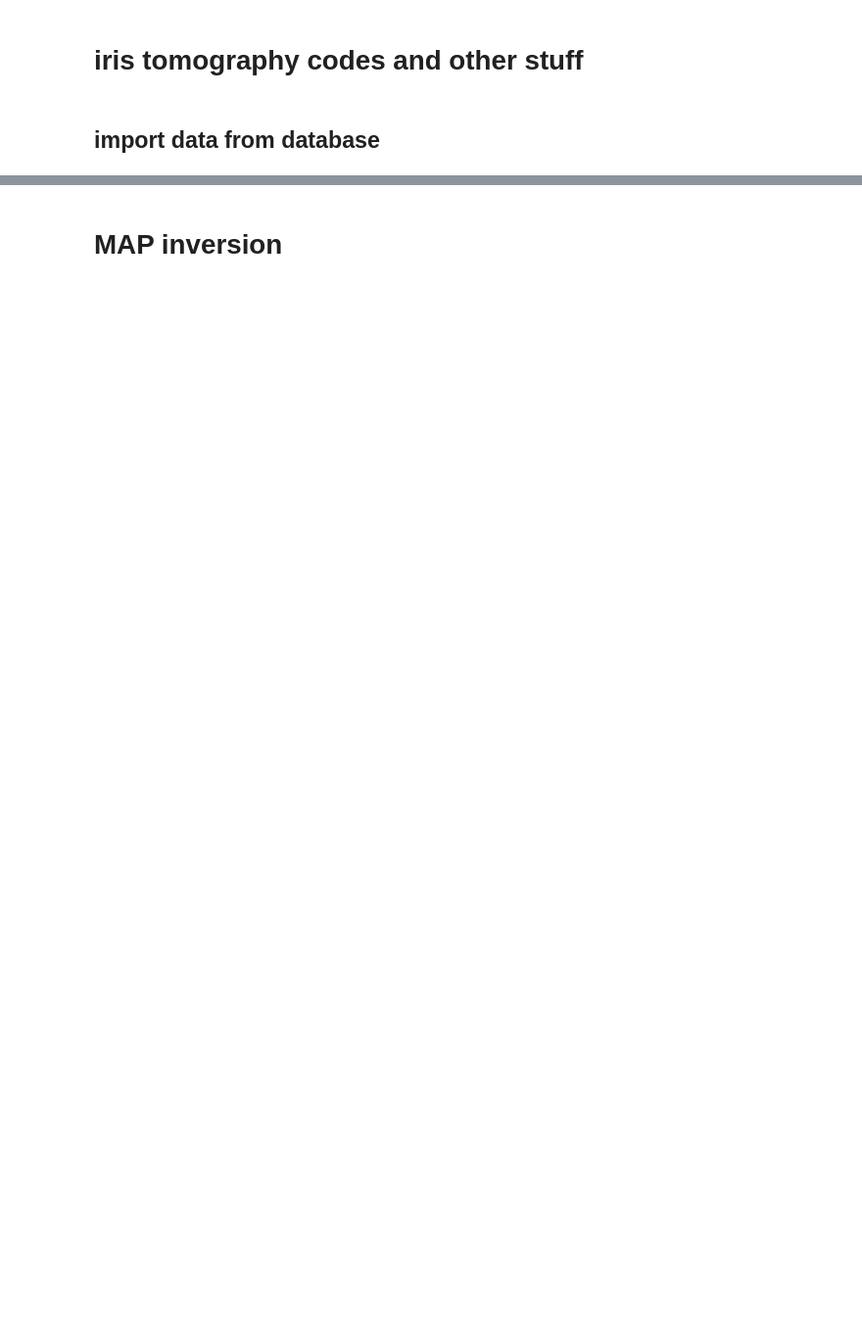
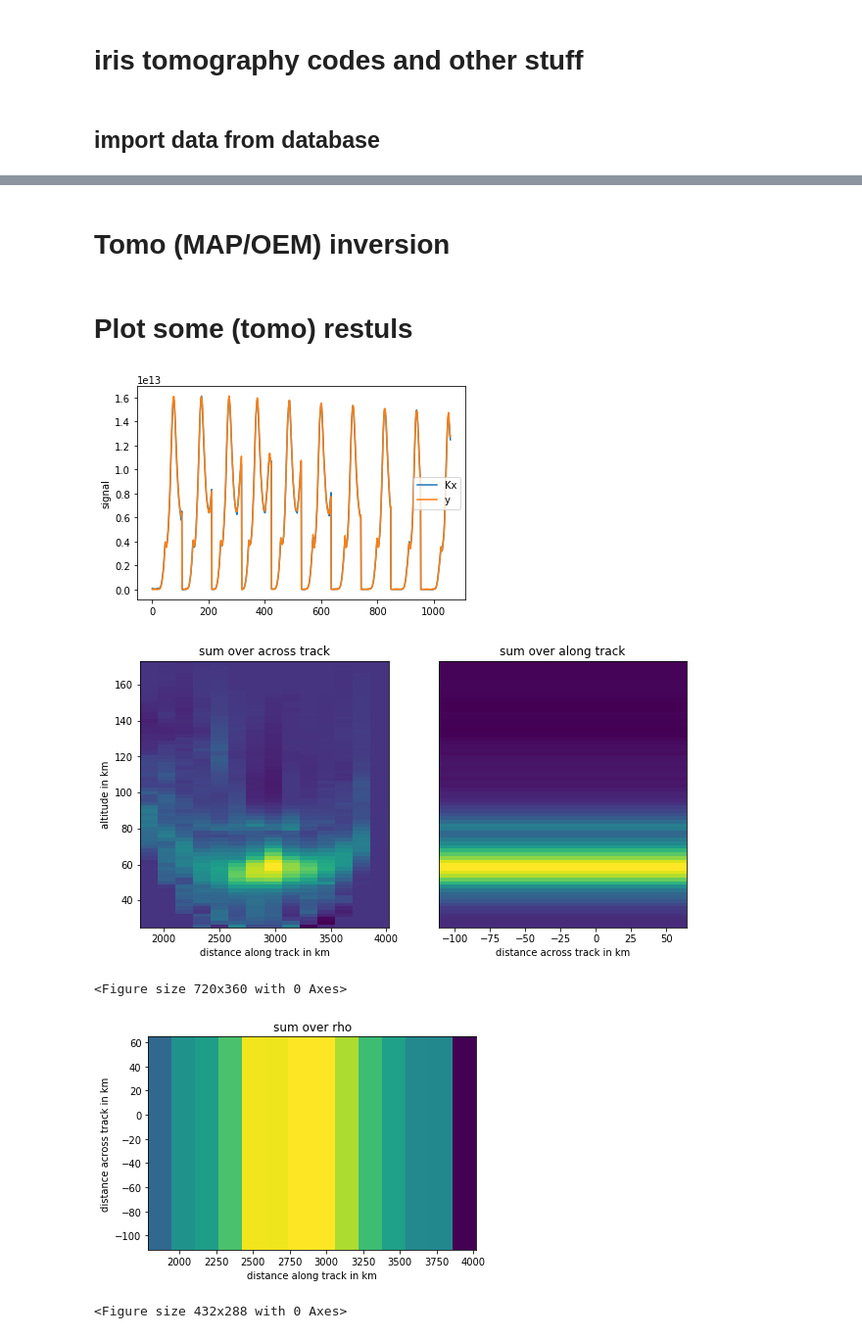
Before and after one commit to Anqi-Li/iris, a Jupyter notebook: notebooks/IRIS_Tomography-new_coordinate.ipynb, the cells around one changed output, grey strips where cells are left out. Shown: that part at 98% size. Drawn from its saved outputs; the diff is of its cells as text; code cells hidden in the pictures; blank space fills up the shorter version.

```diff
--- a/notebooks/IRIS_Tomography-new_coordinate.ipynb
+++ b/notebooks/IRIS_Tomography-new_coordinate.ipynb
@@ -211,5 +266,5 @@ K_coo = coo_matrix((K_value, (K_row_idx, K_col_idx)), shape = (row_len, col_len)
 # %% [markdown]
-# MAP inversion
+# Tomo (MAP/OEM) inversion
 # %%
 from oem_functions import linear_oem_sp
 import scipy.sparse as sp
@@ -220,6 +275,61 @@ Sa = sp.diags([1], shape=(col_len, col_len)) *1 #temp
 Se = sp.diags([1], shape=(measurement_id, measurement_id)) * 1e10 #temporary
 x_hat, G = linear_oem_sp(K_coo, Se, Sa, y, xa)
 
-result = x_hat.reshape(len(edges_alpha)+1, len(edges_beta)+1, len(edges_rho)+1)
-result = xr.DataArray(result[:-1,:-1,:-1], coords=(edges_alpha, edges_beta, edges_rho),
-                      dims=('alpha', 'beta', 'rho')) #temp
+result_tomo = x_hat.reshape(len(edges_alpha)+1, len(edges_beta)+1, len(edges_rho)+1)
+result_tomo = xr.DataArray(result_tomo[1:,1:,1:],
+                           coords=(edges_alpha, edges_beta, edges_rho),
+                           dims=('alpha', 'beta', 'rho')) #temp
+# %% [markdown]
+# Plot some (tomo) restuls
+# %%
+%matplotlib inline
+#====check residual
+plt.figure()
+plt.plot(K_coo.dot(x_hat), label='Kx')
+plt.plot(y, label='y')
+plt.ylabel('signal')
+plt.legend()
+plt.show()
+
+#====contour plot
+Re = 6371 + 100 #in km
+
+plt.figure(figsize=(10,5))
+plt.subplot(121)
+plt.pcolor(edges_beta*Re, edges_rho*1e-3, result_tomo.sum(axis=0).T)
+plt.xlabel('distance along track in km')
+plt.ylabel('altitude in km')
+plt.title('sum over across track')
+
+plt.subplot(122)
+plt.pcolor(edges_alpha*Re, edges_rho*1e-3, result_tomo.sum(axis=1).T)
+plt.xlabel('distance across track in km')
+#plt.ylabel('altitude')
+plt.title('sum over along track')
+plt.yticks([])
+plt.show()
+
+plt.figure(figsize=(10,5))
+fig, ax = plt.subplots()
+ax.pcolor(edges_beta*Re, edges_alpha*Re, result_tomo.sum(axis=2))
+ax.axis('normal')
+plt.ylabel('distance across track in km')
+plt.xlabel('distance along track in km')
+plt.title('sum over rho')
+plt.show()
+
+plt.figure()
+fig, ax = plt.subplots()
+ax.set_xscale('linear')
+ax.set(xlabel='VER',
+      ylabel='altitude',
+      title='tomography VER')
+for i in range(len(edges_alpha)):
+    for j in range(len(edges_beta)):
+        ax.plot(result_tomo[i,j,:], edges_rho*1e-3, '-')
+# %% [output]
+[figure, added]
+[figure, added]
+<Figure size 720x360 with 0 Axes>
+[figure, added]
+<Figure size 432x288 with 0 Axes>
```
Also changed, not shown: parts of 24 cells of this notebook, 3 other files.
